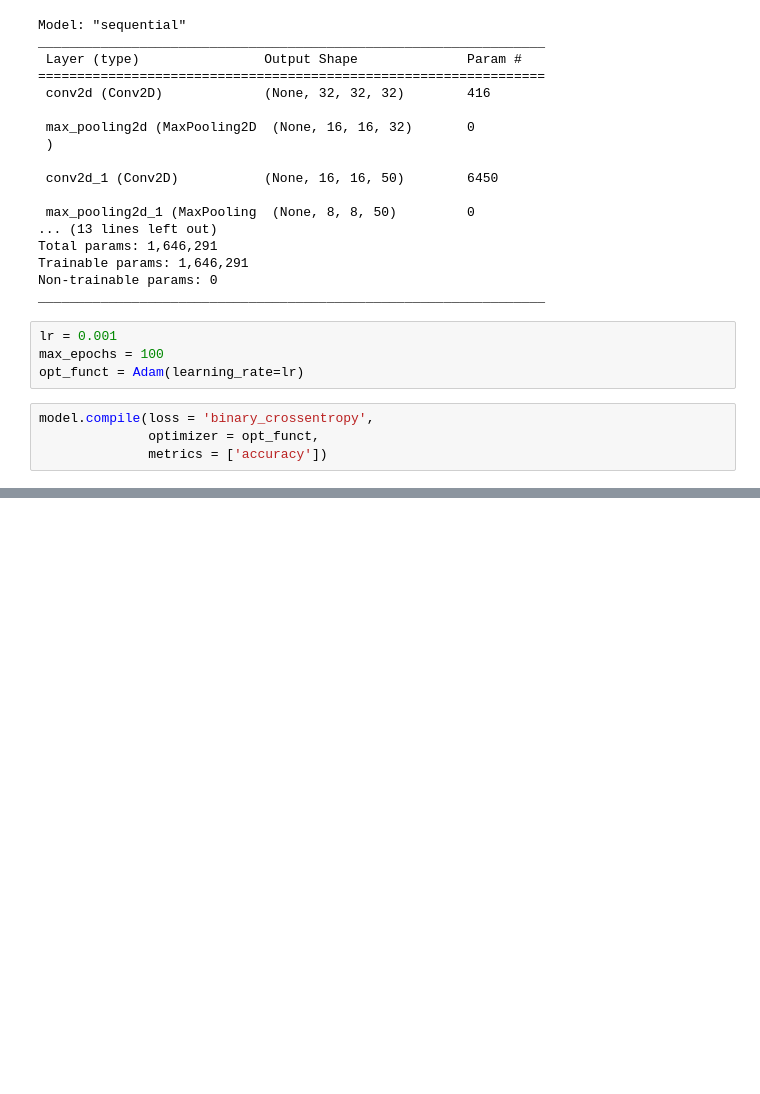
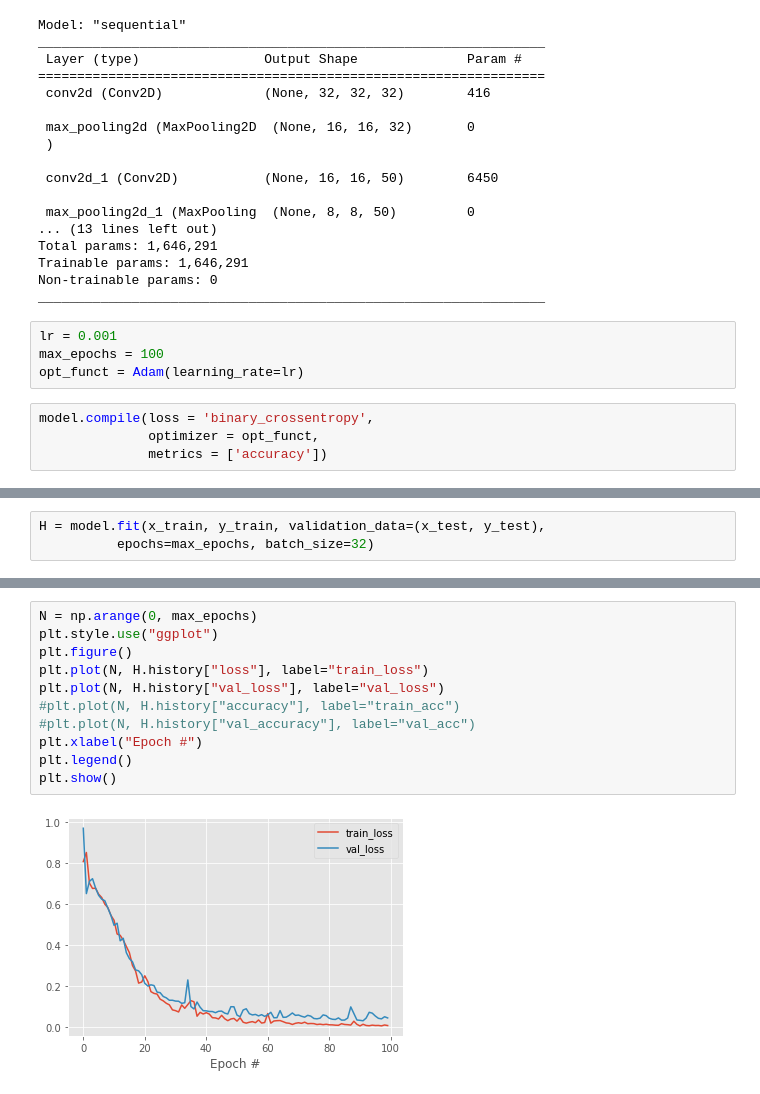
Before and after one commit to MohammadAkmal303/Project-Dataset-AI, a Jupyter notebook: Classification-CNN.ipynb, the cells around one changed output, grey strips where cells are left out. Saved outputs shown, nothing was run; the diff lists cells and outputs as text; blank space fills up the shorter version.

Commit message:
Update Code
Train Model

```diff
--- a/Classification-CNN.ipynb
+++ b/Classification-CNN.ipynb
@@ -121,0 +124,3 @@ model.compile(loss = 'binary_crossentropy',
+# %%
+H = model.fit(x_train, y_train, validation_data=(x_test, y_test),
+          epochs=max_epochs, batch_size=32)
@@ -121,0 +145,13 @@ model.compile(loss = 'binary_crossentropy',
+# %%
+N = np.arange(0, max_epochs)
+plt.style.use("ggplot")
+plt.figure()
+plt.plot(N, H.history["loss"], label="train_loss")
+plt.plot(N, H.history["val_loss"], label="val_loss")
+#plt.plot(N, H.history["accuracy"], label="train_acc")
+#plt.plot(N, H.history["val_accuracy"], label="val_acc")
+plt.xlabel("Epoch #")
+plt.legend()
+plt.show()
+# %% [output]
+[figure, added]
```
Also changed, not shown: parts of 2 cells of this notebook.
